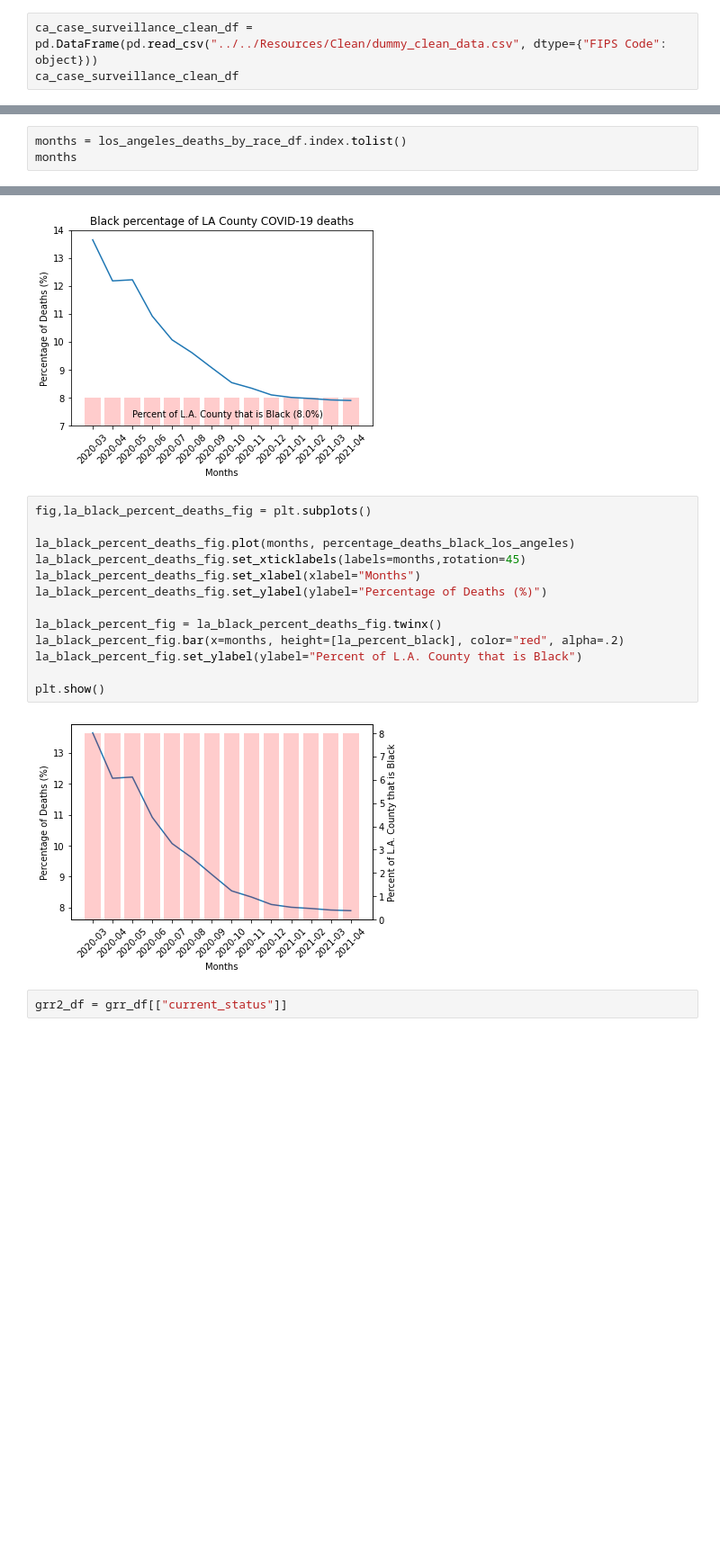
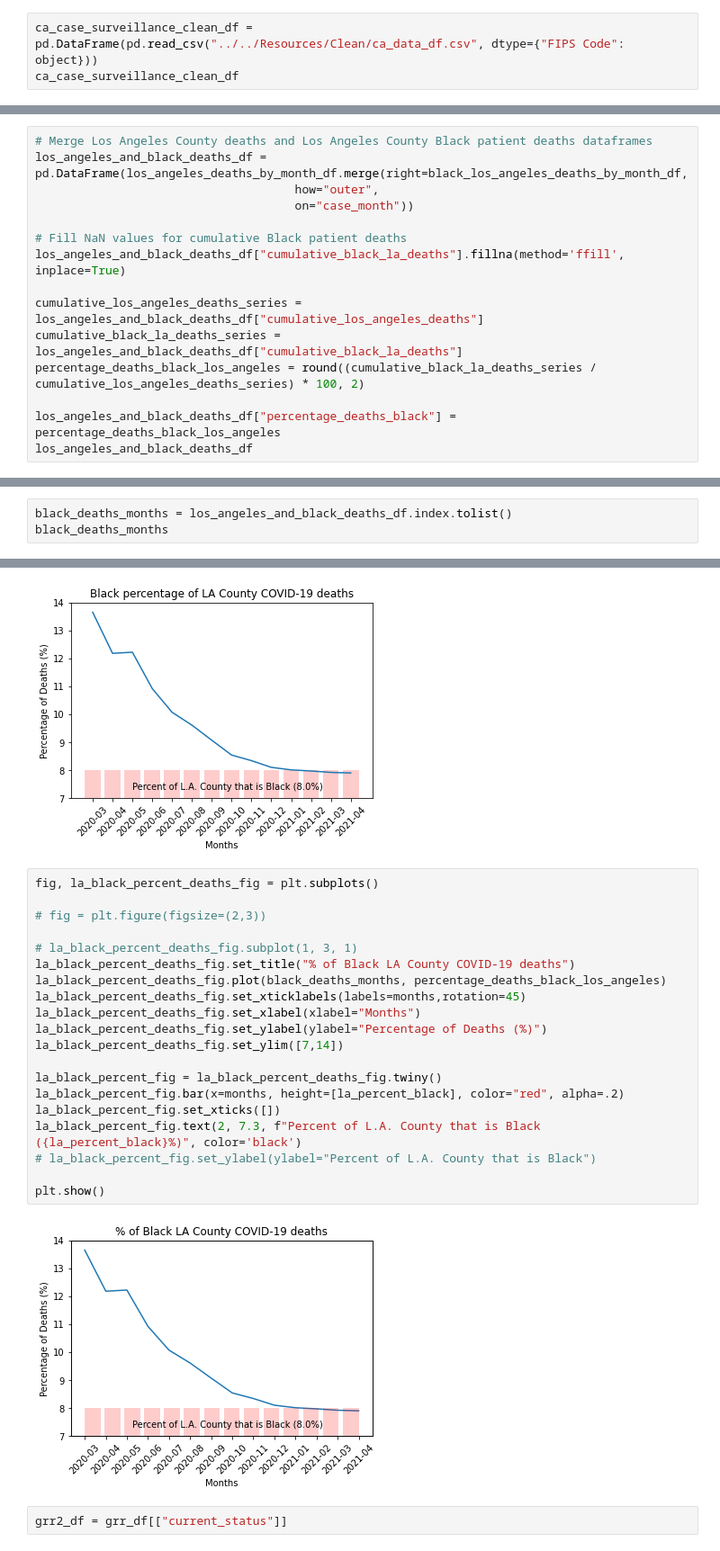
Before and after one commit to kevogil/covid-analysis, a Jupyter notebook: Notebooks/Analysis_And_Visualizations/percentage_deaths_vs_population_percentage.ipynb, the cells around one changed output, grey strips where cells are left out. Shown at 90% size. Saved outputs shown, nothing was run; the diff lists cells and outputs as text; blank space fills up the shorter version.

Commit message:
Updated Black deaths plot to be subplot

```diff
--- a/Notebooks/Analysis_And_Visualizations/percentage_deaths_vs_population_percentage.ipynb
+++ b/Notebooks/Analysis_And_Visualizations/percentage_deaths_vs_population_percentage.ipynb
@@ -46,6 +46,6 @@ los_angeles_stats_df
 | % Frequent Physical Distress | 13 |
 | % Frequent Physical Distress Erro... | 12-14% |
 # %%
-ca_case_surveillance_clean_df = pd.DataFrame(pd.read_csv("../../Resources/Clean/dummy_clean_data.csv", dtype={"FIPS Code": object}))
+ca_case_surveillance_clean_df = pd.DataFrame(pd.read_csv("../../Resources/Clean/ca_data_df.csv", dtype={"FIPS Code": object}))
 ca_case_surveillance_clean_df
 # %% [output]
@@ -330,0 +286,15 @@ los_angeles_deaths_by_race_df
+# %%
+# Merge Los Angeles County deaths and Los Angeles County Black patient deaths dataframes
+los_angeles_and_black_deaths_df = pd.DataFrame(los_angeles_deaths_by_month_df.merge(right=black_los_angeles_deaths_by_month_df,
+                                     how="outer",
+                                     on="case_month"))
+
+# Fill NaN values for cumulative Black patient deaths
+los_angeles_and_black_deaths_df["cumulative_black_la_deaths"].fillna(method='ffill', inplace=True)
+
+cumulative_los_angeles_deaths_series = los_angeles_and_black_deaths_df["cumulative_los_angeles_deaths"]
+cumulative_black_la_deaths_series = los_angeles_and_black_deaths_df["cumulative_black_la_deaths"]
+percentage_deaths_black_los_angeles = round((cumulative_black_la_deaths_series / cumulative_los_angeles_deaths_series) * 100, 2)
+
+los_angeles_and_black_deaths_df["percentage_deaths_black"] = percentage_deaths_black_los_angeles
+los_angeles_and_black_deaths_df
@@ -331,6 +318,6 @@ los_angeles_deaths_by_race_df
 # %%
-months = los_angeles_deaths_by_race_df.index.tolist()
-months
+black_deaths_months = los_angeles_and_black_deaths_df.index.tolist()
+black_deaths_months
 # %% [output]
 ['2020-03',
  '2020-04',
@@ -365,20 +352,27 @@ plt.show()
 # %% [output]
 [figure]
 # %%
-fig,la_black_percent_deaths_fig = plt.subplots()
+fig, la_black_percent_deaths_fig = plt.subplots()
 
-la_black_percent_deaths_fig.plot(months, percentage_deaths_black_los_angeles)
+# fig = plt.figure(figsize=(2,3))
+
+# la_black_percent_deaths_fig.subplot(1, 3, 1)
+la_black_percent_deaths_fig.set_title("% of Black LA County COVID-19 deaths")
+la_black_percent_deaths_fig.plot(black_deaths_months, percentage_deaths_black_los_angeles)
 la_black_percent_deaths_fig.set_xticklabels(labels=months,rotation=45)
 la_black_percent_deaths_fig.set_xlabel(xlabel="Months")
 la_black_percent_deaths_fig.set_ylabel(ylabel="Percentage of Deaths (%)")
+la_black_percent_deaths_fig.set_ylim([7,14])
 
-la_black_percent_fig = la_black_percent_deaths_fig.twinx()
+la_black_percent_fig = la_black_percent_deaths_fig.twiny()
 la_black_percent_fig.bar(x=months, height=[la_percent_black], color="red", alpha=.2)
-la_black_percent_fig.set_ylabel(ylabel="Percent of L.A. County that is Black")
+la_black_percent_fig.set_xticks([])
+la_black_percent_fig.text(2, 7.3, f"Percent of L.A. County that is Black ({la_percent_black}%)", color='black')
+# la_black_percent_fig.set_ylabel(ylabel="Percent of L.A. County that is Black")
 
 plt.show()
 # %% [output]
-[figure, old version]
+[figure, new version]
 # %%
 grr2_df = grr_df[["current_status"]]
 # %%
```
Also changed, not shown: parts of 16 cells of this notebook.
